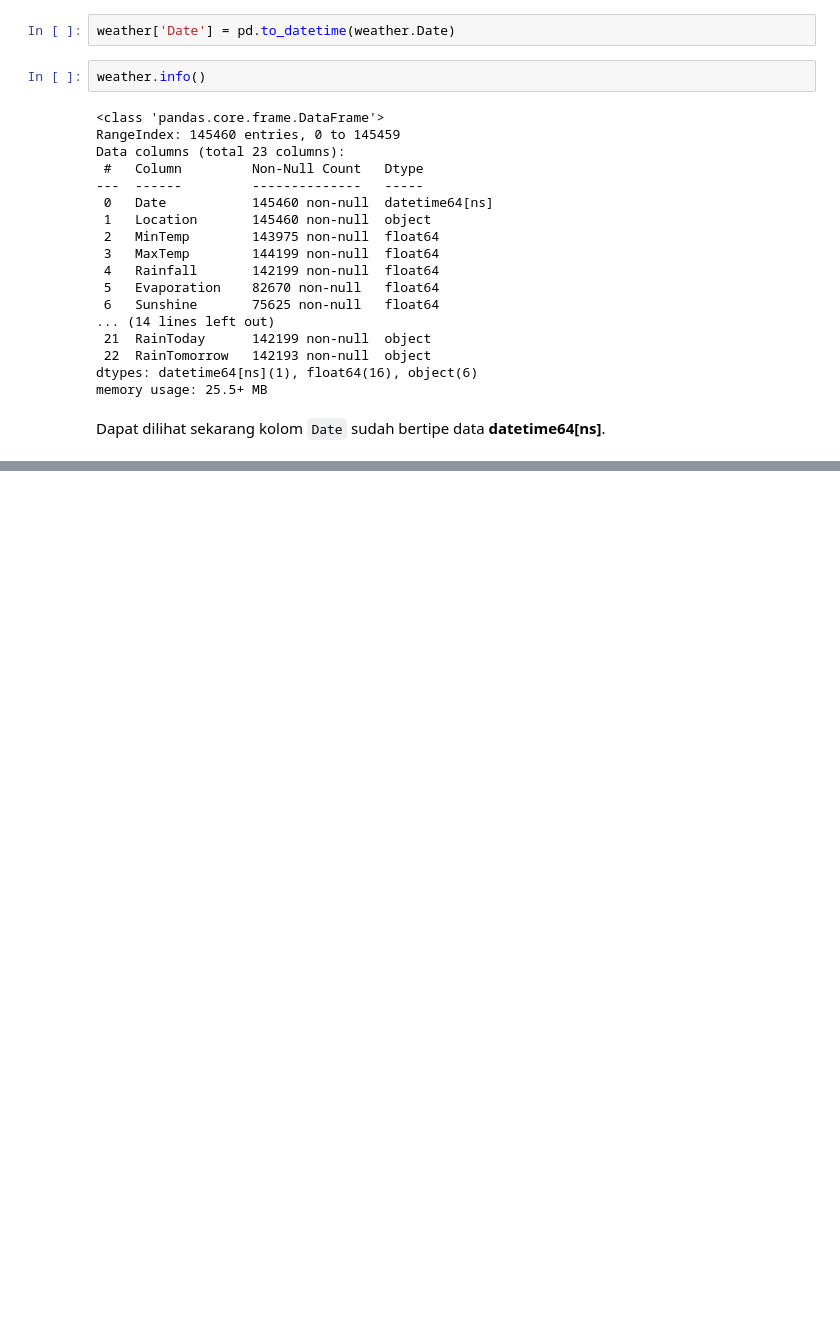
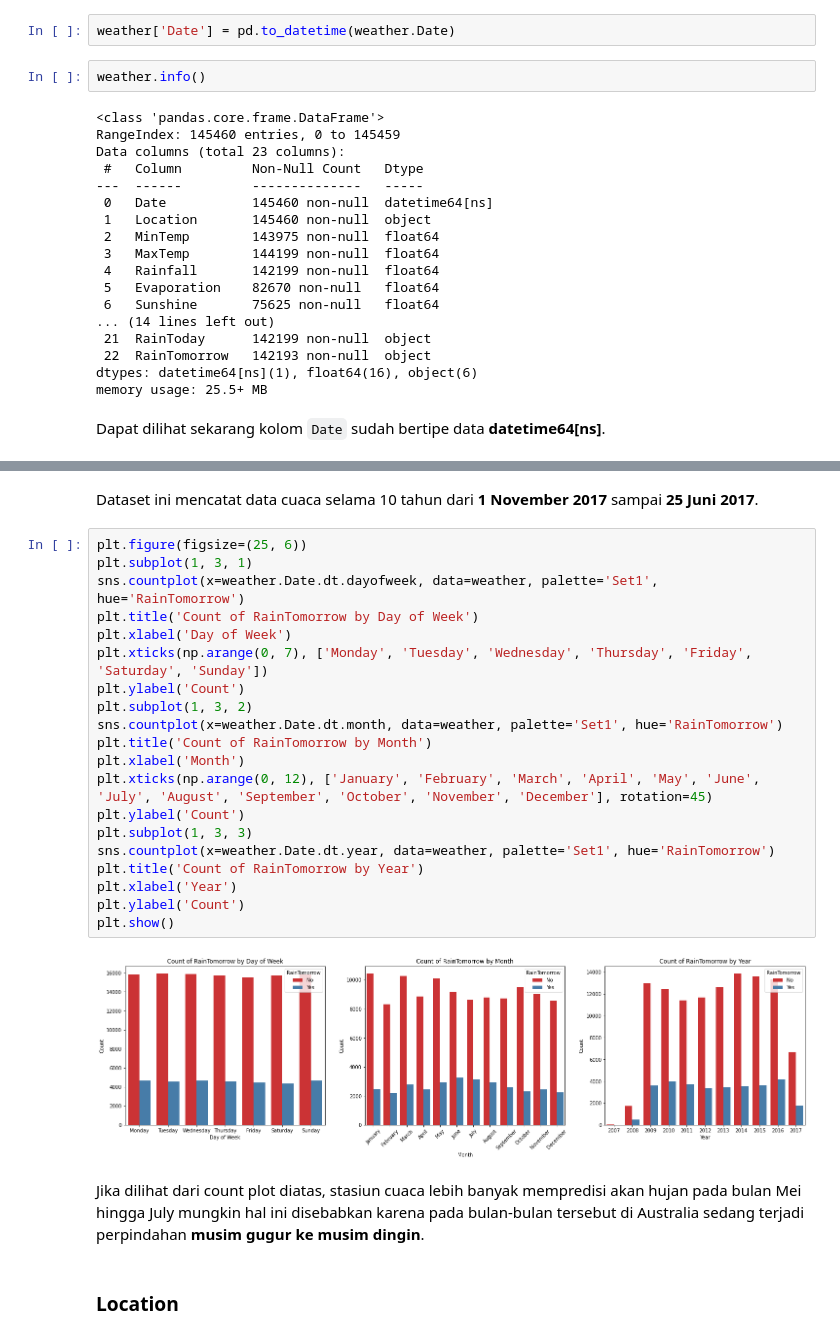
Before and after one commit to Penzragon/h8dsft_P1W1LGSVM, a Jupyter notebook: script.ipynb, the cells around one changed output, grey strips where cells are left out. Cells and saved outputs as stored; diff of their text form; blank space fills up the shorter version.

```diff
--- a/script.ipynb
+++ b/script.ipynb
@@ -205,0 +241,28 @@ Dapat dilihat sekarang kolom `Date` sudah bertipe data **datetime64[ns]**.
+# %% [markdown]
+Dataset ini mencatat data cuaca selama 10 tahun dari **1 November 2017** sampai **25 Juni 2017**.
+# %%
+plt.figure(figsize=(25, 6))
+plt.subplot(1, 3, 1)
+sns.countplot(x=weather.Date.dt.dayofweek, data=weather, palette='Set1', hue='RainTomorrow')
+plt.title('Count of RainTomorrow by Day of Week')
+plt.xlabel('Day of Week')
+plt.xticks(np.arange(0, 7), ['Monday', 'Tuesday', 'Wednesday', 'Thursday', 'Friday', 'Saturday', 'Sunday'])
+plt.ylabel('Count')
+plt.subplot(1, 3, 2)
+sns.countplot(x=weather.Date.dt.month, data=weather, palette='Set1', hue='RainTomorrow')
+plt.title('Count of RainTomorrow by Month')
+plt.xlabel('Month')
+plt.xticks(np.arange(0, 12), ['January', 'February', 'March', 'April', 'May', 'June', 'July', 'August', 'September', 'October', 'November', 'December'], rotation=45)
+plt.ylabel('Count')
+plt.subplot(1, 3, 3)
+sns.countplot(x=weather.Date.dt.year, data=weather, palette='Set1', hue='RainTomorrow')
+plt.title('Count of RainTomorrow by Year')
+plt.xlabel('Year')
+plt.ylabel('Count')
+plt.show()
+# %% [output]
+[figure, added]
+# %% [markdown]
+Jika dilihat dari count plot diatas, stasiun cuaca lebih banyak mempredisi akan hujan pada bulan Mei hingga July mungkin hal ini disebabkan karena pada bulan-bulan tersebut di Australia sedang terjadi perpindahan **musim gugur ke musim dingin**.
+# %% [markdown]
+### Location
```
Also changed, not shown: parts of 15 cells of this notebook.
